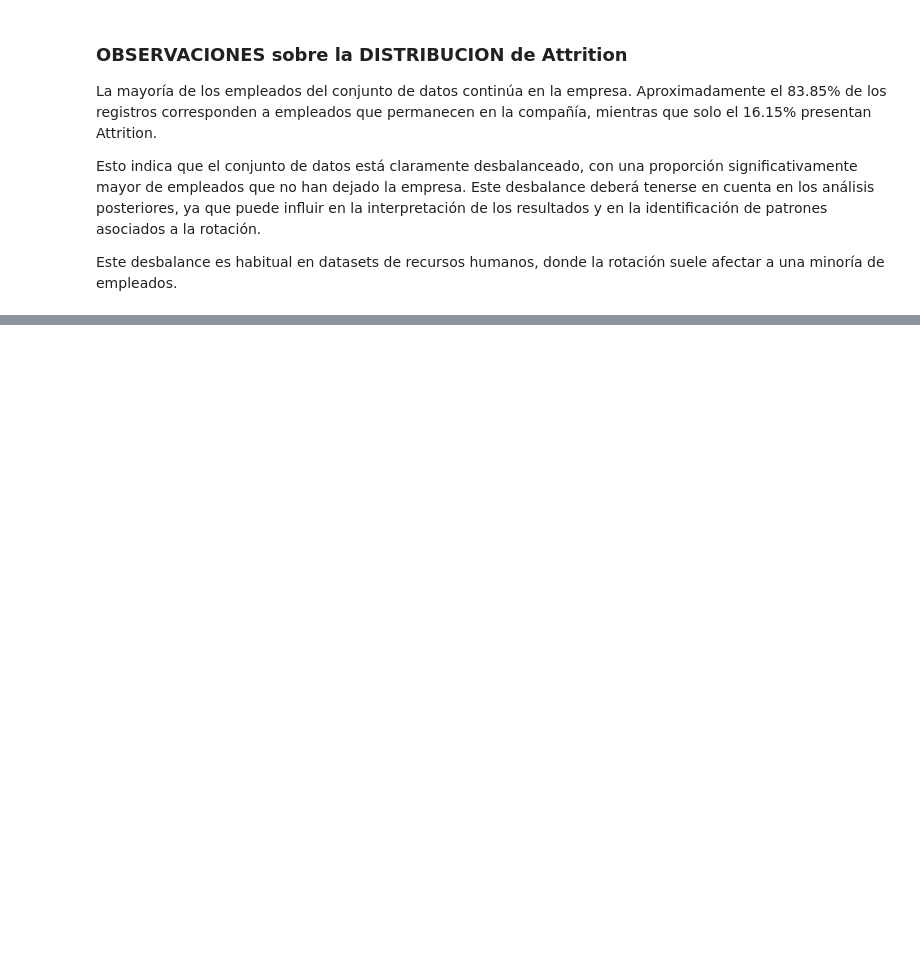
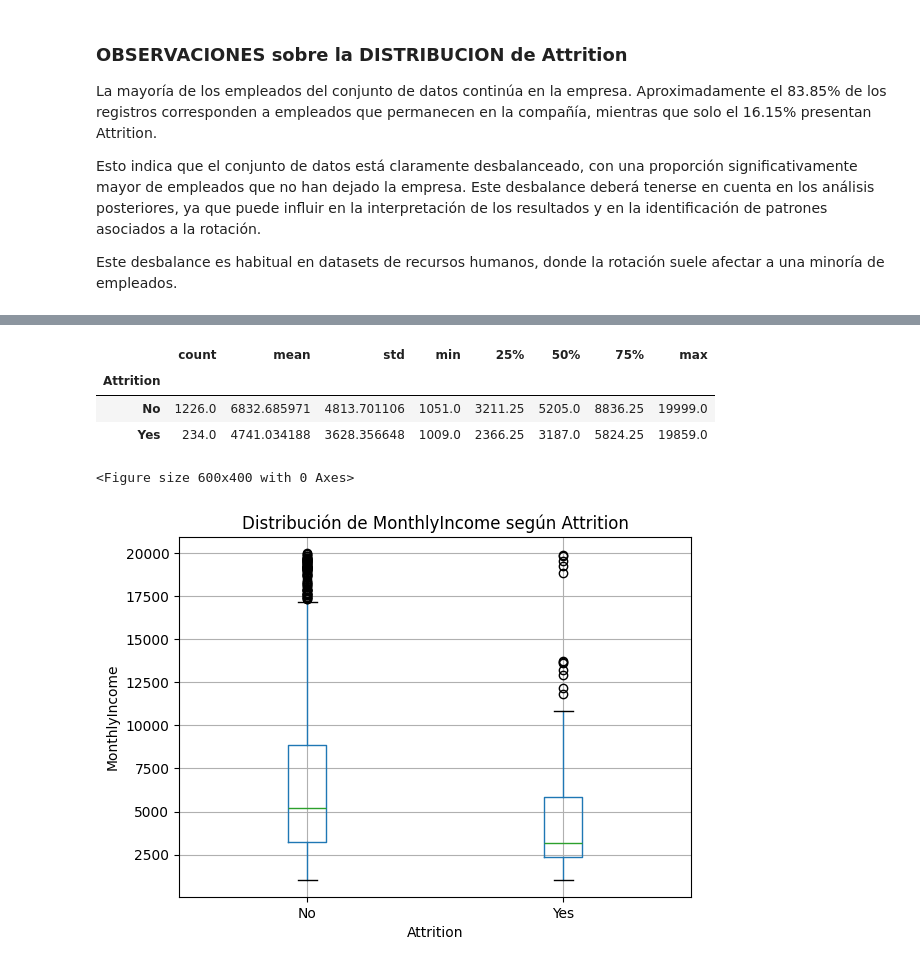
Before and after one commit to juliaisidroj/-project-da-promo-59-modulo-3-team-1, a Jupyter notebook: notebooks/Mati.ipynb, the cells around one changed output, grey strips where cells are left out. Saved outputs shown, nothing was run; the diff lists cells and outputs as text; code cells hidden in the pictures; blank space fills up the shorter version.

```diff
--- a/notebooks/Mati.ipynb
+++ b/notebooks/Mati.ipynb
@@ -74,0 +282,29 @@ Este desbalance es habitual en datasets de recursos humanos, donde la rotación
+# %%
+# Estadística descriptiva (variable numérica)
+
+df_abc.groupby('Attrition')['MonthlyIncome'].describe()
+# %% [output]
+|  | count | mean | std | min | 25% | 50% | 75% | max |
+| Attrition |  |  |  |  |  |  |  |  |
+| No | 1226.0 | 6832.685971 | 4813.701106 | 1051.0 | 3211.25 | 5205.0 | 8836.25 | 19999.0 |
+| Yes | 234.0 | 4741.034188 | 3628.356648 | 1009.0 | 2366.25 | 3187.0 | 5824.25 | 19859.0 |
+# %%
+# Visualización
+
+plt.figure(figsize=(6, 4))
+
+df_abc.boxplot(
+    column='MonthlyIncome',
+    by='Attrition'
+)
+
+plt.title('Distribución de MonthlyIncome según Attrition')
+plt.suptitle('')  # elimina el título automático
+plt.xlabel('Attrition')
+plt.ylabel('MonthlyIncome')
+
+plt.savefig('../outputs/attrition_monthlyincome.png', bbox_inches='tight')
+plt.show()
+# %% [output]
+<Figure size 600x400 with 0 Axes>
+[figure, added]
```
Also changed, not shown: parts of 20 cells of this notebook, 5 other files.
